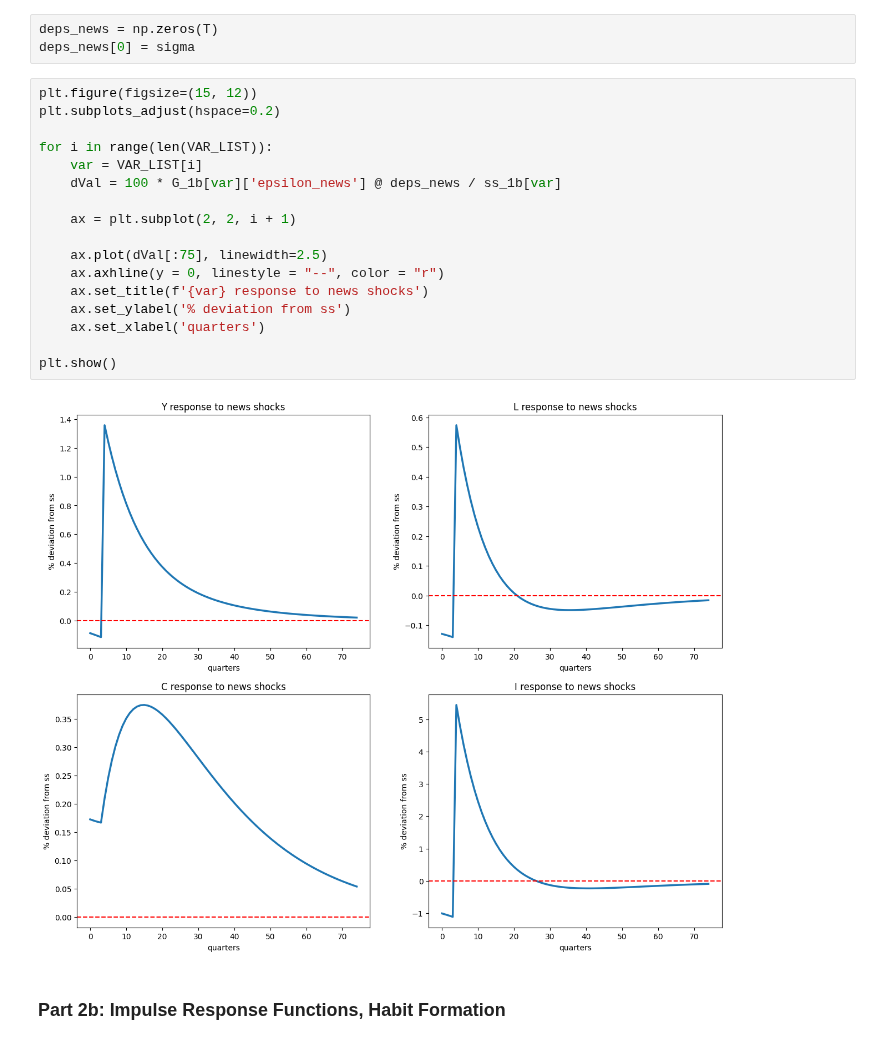
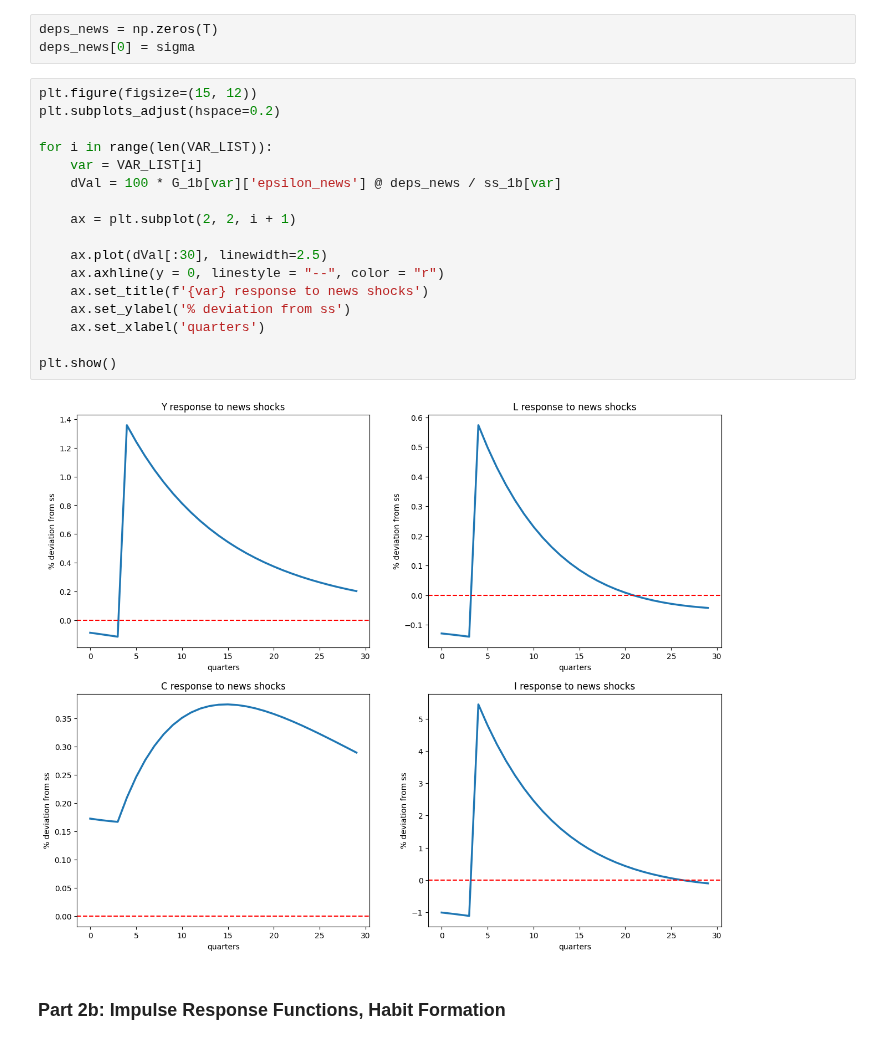
Before and after one commit to sthau/econ-212, a Jupyter notebook: macro_2/macro_2.ipynb, the cells around one changed output. Saved outputs shown, nothing was run; the diff lists cells and outputs as text.

```diff
--- a/macro_2/macro_2.ipynb
+++ b/macro_2/macro_2.ipynb
@@ -80,22 +170,22 @@ deps_news[0] = sigma
 # %%
 plt.figure(figsize=(15, 12))
 plt.subplots_adjust(hspace=0.2)
 
 for i in range(len(VAR_LIST)):
     var = VAR_LIST[i]
     dVal = 100 * G_1b[var]['epsilon_news'] @ deps_news / ss_1b[var]
 
     ax = plt.subplot(2, 2, i + 1)
 
-    ax.plot(dVal[:75], linewidth=2.5)
+    ax.plot(dVal[:30], linewidth=2.5)
     ax.axhline(y = 0, linestyle = "--", color = "r")
     ax.set_title(f'{var} response to news shocks')
     ax.set_ylabel('% deviation from ss')
     ax.set_xlabel('quarters')
 
 plt.show()
 # %% [output]
-[figure, old version]
+[figure, new version]
 # %% [markdown]
 ### Part 2b: Impulse Response Functions, Habit Formation
 # %%
```
Also changed, not shown: parts of 3 cells of this notebook.
